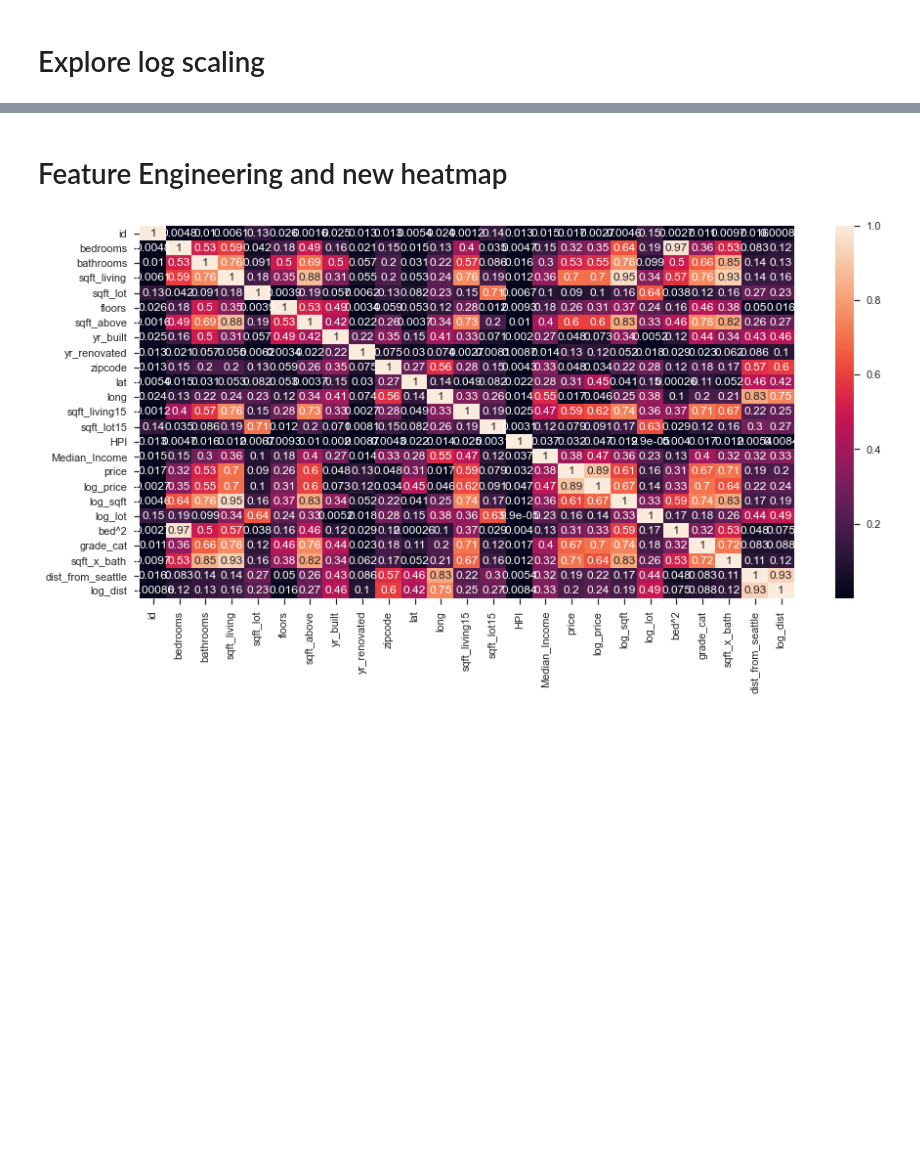
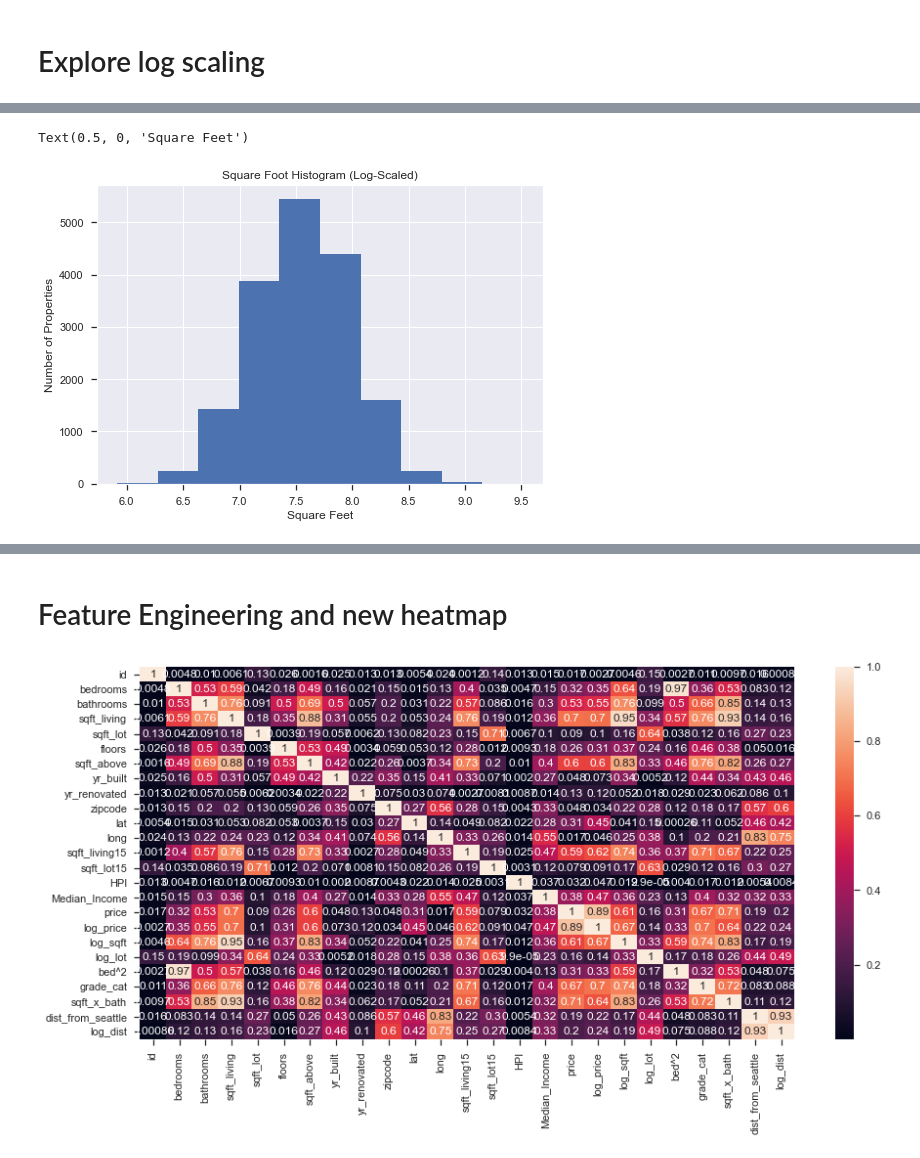
Before and after one commit to LindstromKyle/DSC-Flatiron-Project-2, a Jupyter notebook: Final_Notebook.ipynb, the cells around one changed output, grey strips where cells are left out. Drawn from its saved outputs; the diff is of its cells as text; code cells hidden in the pictures; blank space fills up the shorter version.

```diff
--- a/Final_Notebook.ipynb
+++ b/Final_Notebook.ipynb
@@ -154,0 +143,8 @@ np.log(training_data['price']).hist()
+# %%
+np.log(training_data['sqft_living']).hist();
+plt.title('Square Foot Histogram (Log-Scaled)');
+plt.ylabel('Number of Properties')
+plt.xlabel('Square Feet')
+# %% [output]
+Text(0.5, 0, 'Square Feet')
+[figure, added]
```
Also changed, not shown: parts of 9 cells of this notebook, 5 other files.
